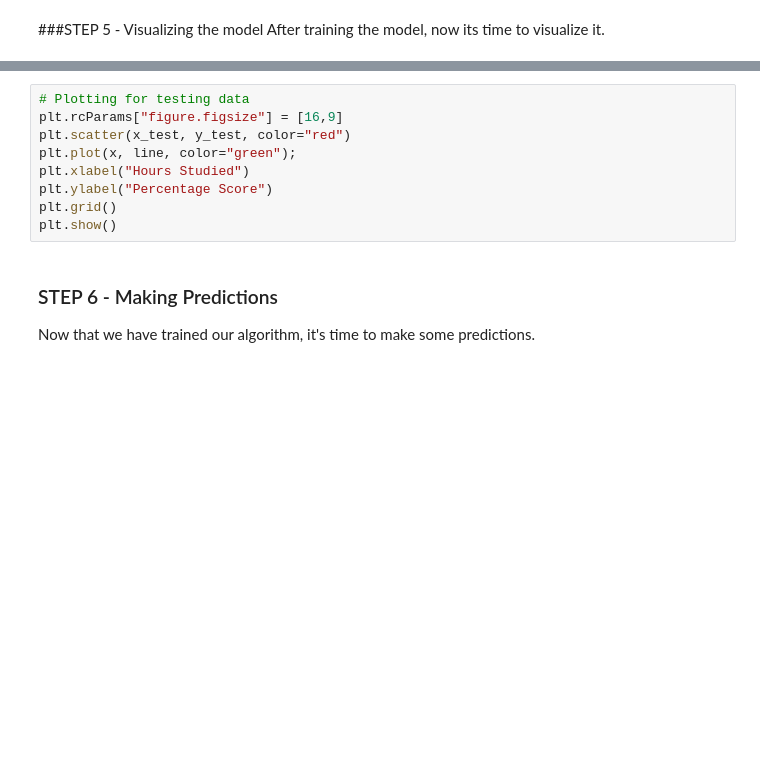
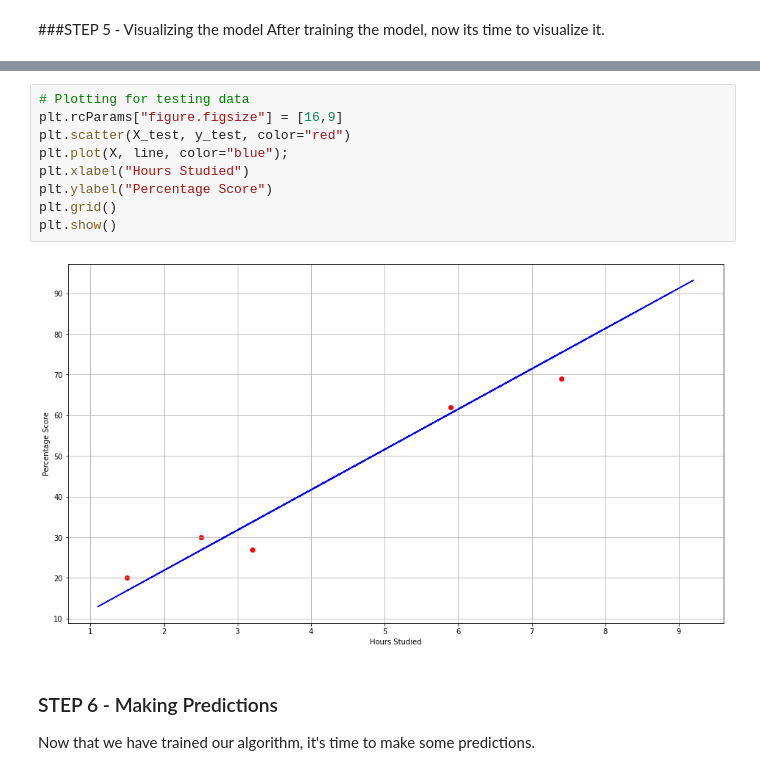
Before and after one commit to abhijeetraj22/TSF-GRIP_Tasks, a Jupyter notebook: TSF_Task_1.ipynb, the cells around one changed output, grey strips where cells are left out. Drawn from its saved outputs; the diff is of its cells as text; blank space fills up the shorter version.

```diff
--- a/TSF_Task_1.ipynb
+++ b/TSF_Task_1.ipynb
@@ -111,12 +155,14 @@ plt.show()
 # %%
 # Plotting for testing data
 plt.rcParams["figure.figsize"] = [16,9]
-plt.scatter(x_test, y_test, color="red")
-plt.plot(x, line, color="green");
+plt.scatter(X_test, y_test, color="red")
+plt.plot(X, line, color="blue");
 plt.xlabel("Hours Studied")
 plt.ylabel("Percentage Score")
 plt.grid()
 plt.show()
+# %% [output]
+[figure, added]
 # %% [markdown]
 ### STEP 6 - Making Predictions
 Now that we have trained our algorithm, it's time to make some predictions.
```
Also changed, not shown: parts of 11 cells of this notebook.
